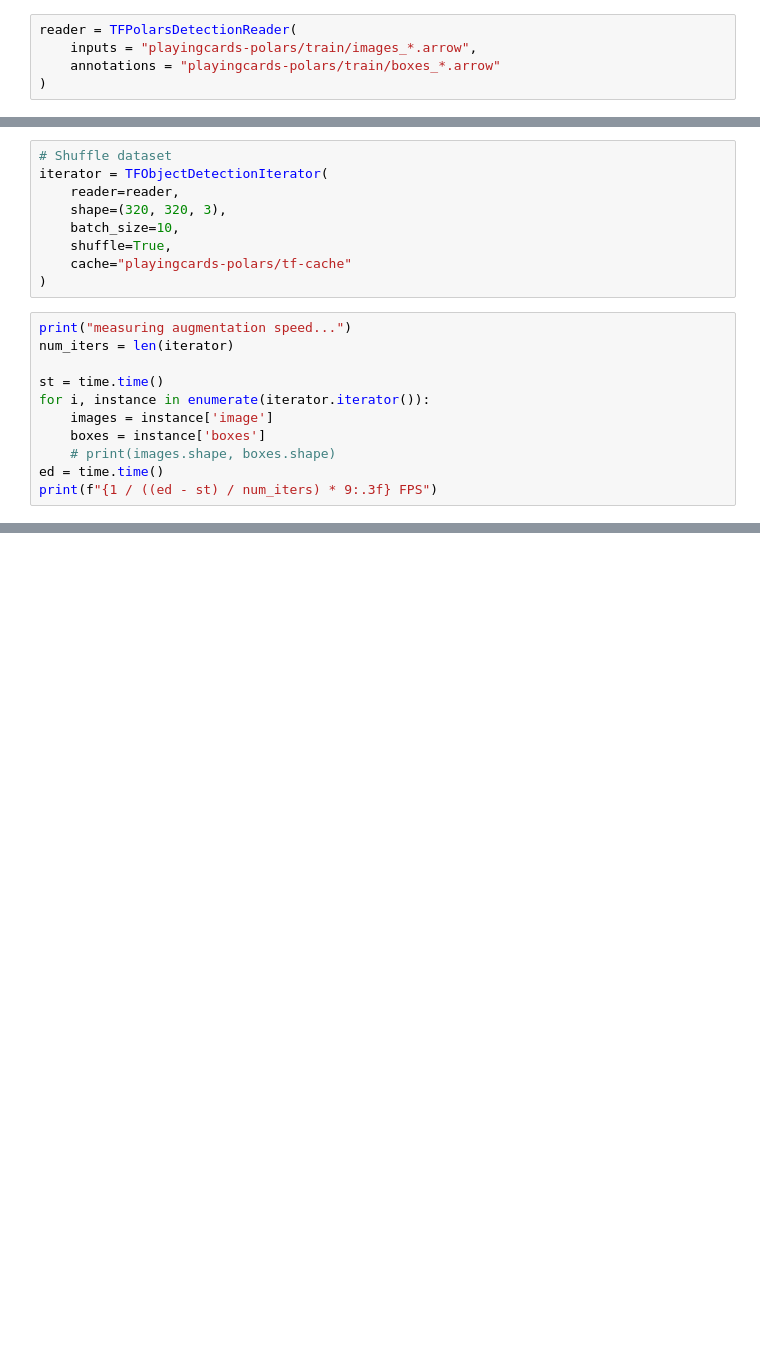
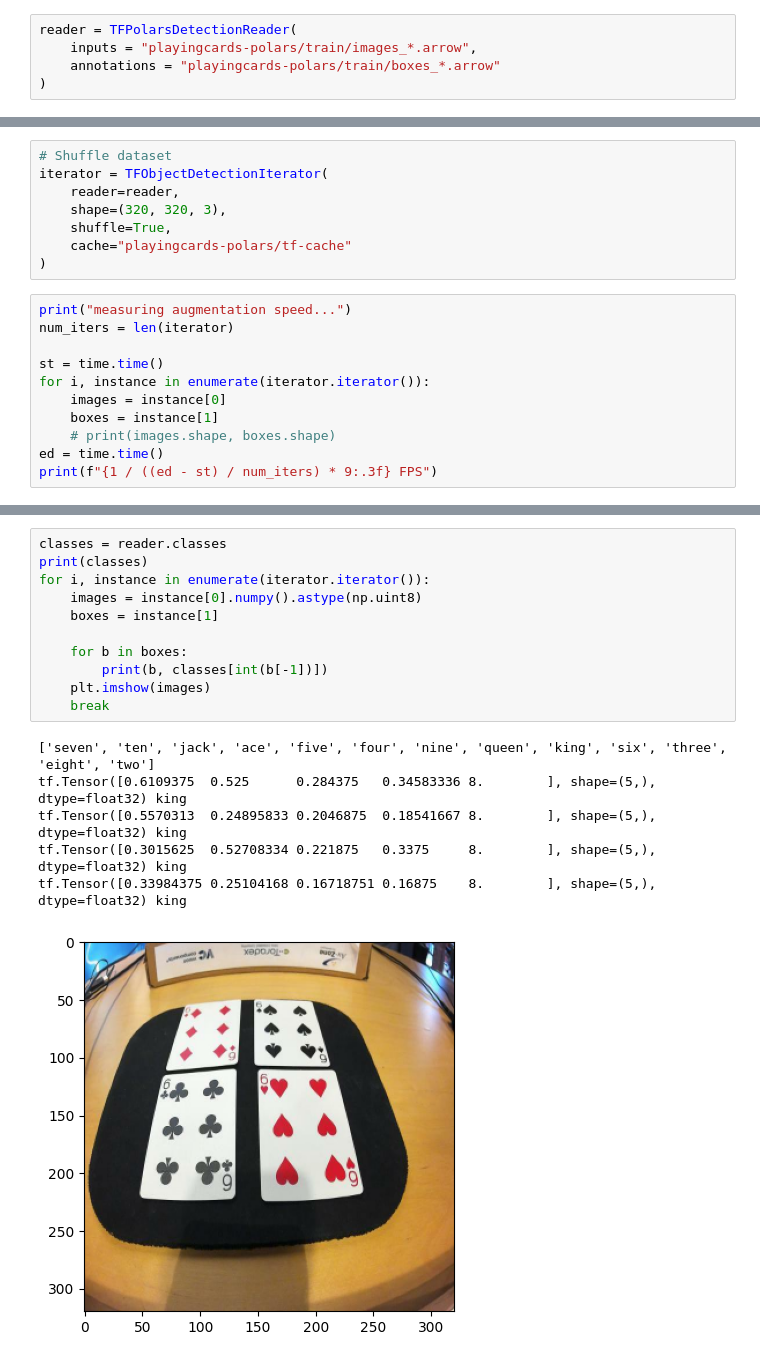
Before and after one commit to DeepViewML/deepview-datasets, a Jupyter notebook: demos/python/object-detection-iterators.ipynb, the cells around one changed output, grey strips where cells are left out. Cells and saved outputs as stored; diff of their text form; blank space fills up the shorter version.

Commit message:
visualize classes

```diff
--- a/demos/python/object-detection-iterators.ipynb
+++ b/demos/python/object-detection-iterators.ipynb
@@ -35,7 +33,6 @@ iterator = TFObjectDetectionIterator(
 iterator = TFObjectDetectionIterator(
     reader=reader,
     shape=(320, 320, 3),
-    batch_size=10,
     shuffle=True,
     cache="playingcards-polars/tf-cache"
 )
@@ -45,8 +42,8 @@ num_iters = len(iterator)
 
 st = time.time()
 for i, instance in enumerate(iterator.iterator()):
-    images = instance['image']
-    boxes = instance['boxes']
+    images = instance[0]
+    boxes = instance[1]
     # print(images.shape, boxes.shape)
 ed = time.time()
 print(f"{1 / ((ed - st) / num_iters) * 9:.3f} FPS")
@@ -55,0 +57,18 @@ measuring augmentation speed...
+# %%
+classes = reader.classes
+print(classes)
+for i, instance in enumerate(iterator.iterator()):
+    images = instance[0].numpy().astype(np.uint8)
+    boxes = instance[1]
+
+    for b in boxes:
+        print(b, classes[int(b[-1])])
+    plt.imshow(images)
+    break
+# %% [output]
+['seven', 'ten', 'jack', 'ace', 'five', 'four', 'nine', 'queen', 'king', 'six', 'three', 'eight', 'two']
+tf.Tensor([0.6109375  0.525      0.284375   0.34583336 8.        ], shape=(5,), dtype=float32) king
+tf.Tensor([0.5570313  0.24895833 0.2046875  0.18541667 8.        ], shape=(5,), dtype=float32) king
+tf.Tensor([0.3015625  0.52708334 0.221875   0.3375     8.        ], shape=(5,), dtype=float32) king
+tf.Tensor([0.33984375 0.25104168 0.16718751 0.16875    8.        ], shape=(5,), dtype=float32) king
+[figure, added]
```
Also changed, not shown: parts of 5 cells of this notebook.
